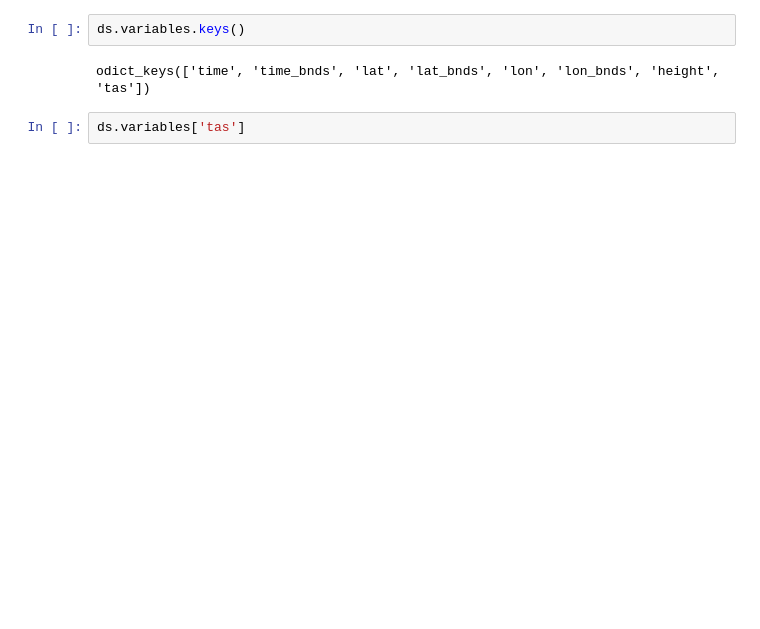
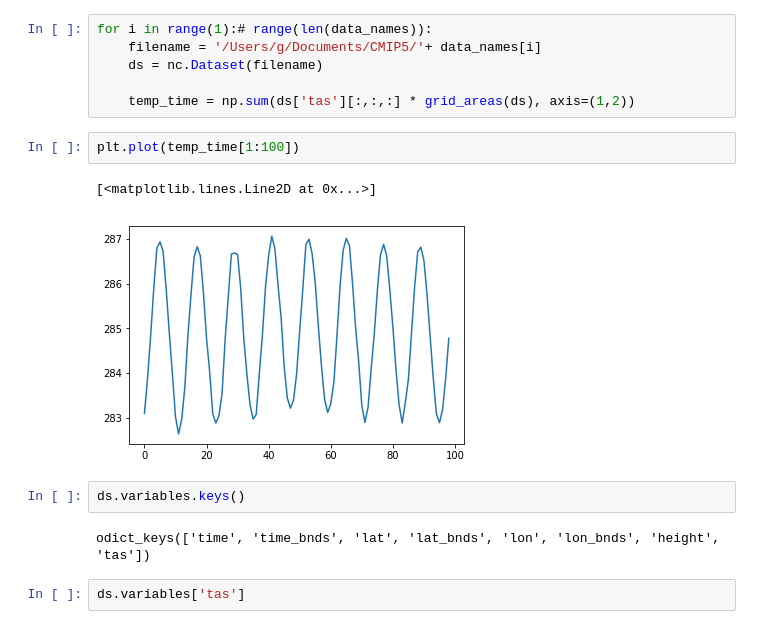
Before and after one commit to Loljaca/Emergent_Constraints, a Jupyter notebook: ExampleCMIPData.ipynb, the cells around one changed output. Cells and saved outputs as stored; diff of their text form; blank space fills up the shorter version.

```diff
--- a/ExampleCMIPData.ipynb
+++ b/ExampleCMIPData.ipynb
@@ -32,3 +35,14 @@ root group (NETCDF3_CLASSIC data model, file format NETCDF3):
+# %%
+for i in range(1):# range(len(data_names)):
+    filename = '/Users/g/Documents/CMIP5/'+ data_names[i]
+    ds = nc.Dataset(filename)
+
+    temp_time = np.sum(ds['tas'][:,:,:] * grid_areas(ds), axis=(1,2))
+# %%
+plt.plot(temp_time[1:100])
+# %% [output]
+[<matplotlib.lines.Line2D at 0x...>]
+[figure, added]
 # %%
 ds.variables.keys()
 # %% [output]
```
Also changed, not shown: parts of 14 cells of this notebook.
